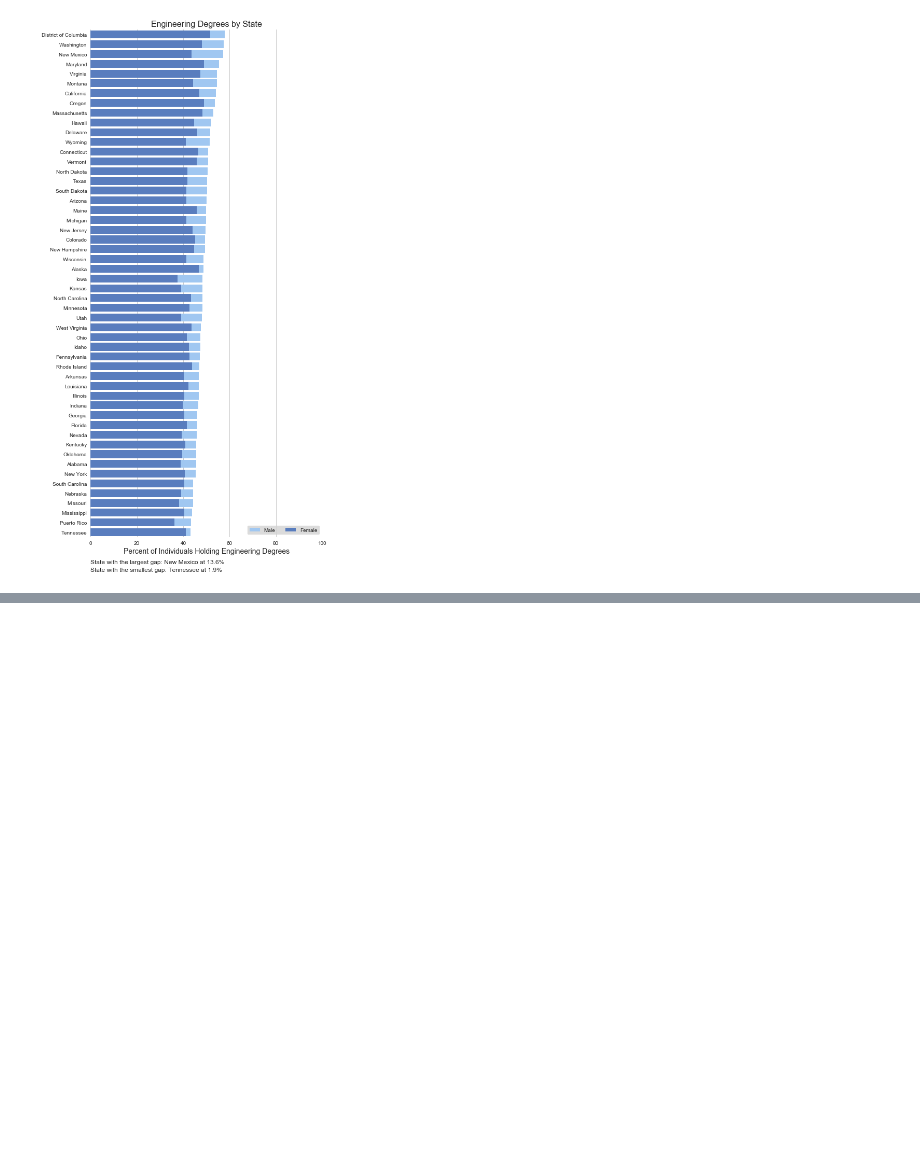
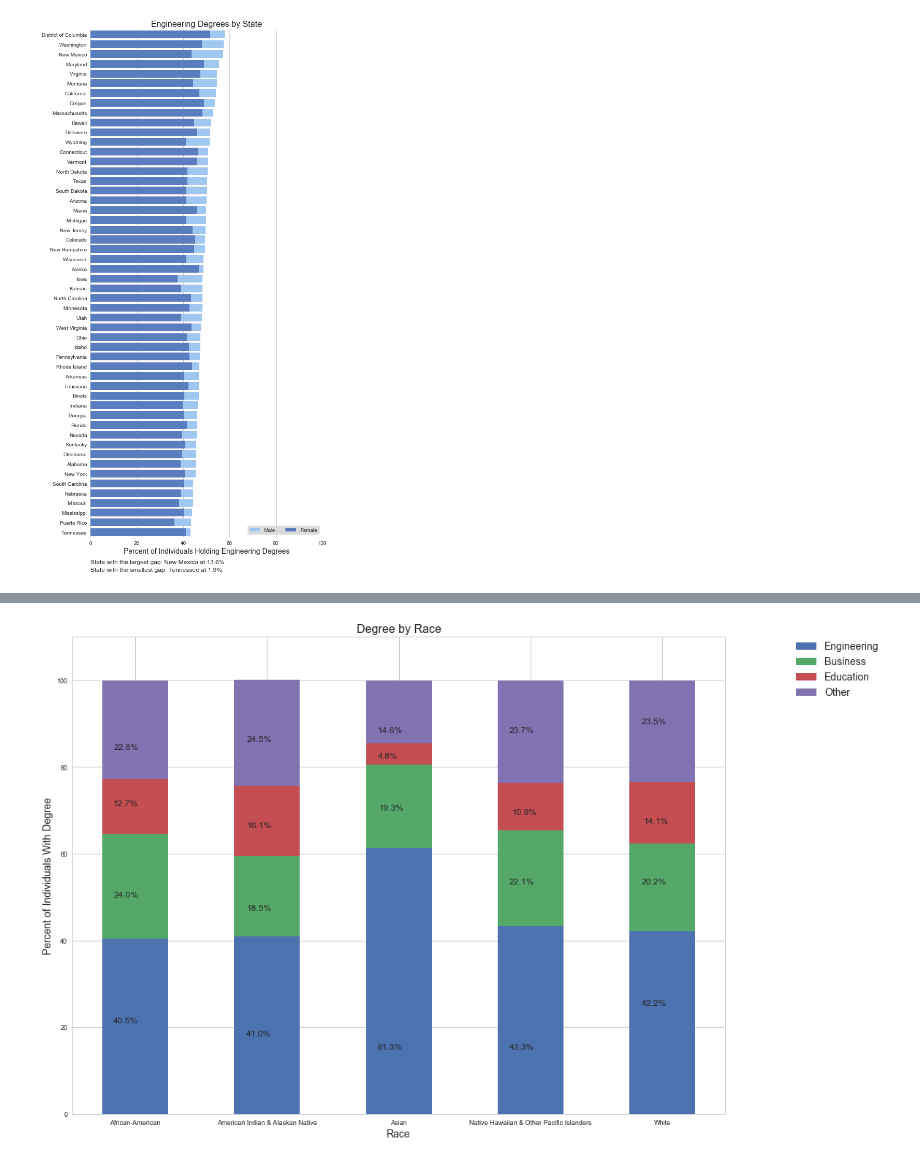
Before and after one commit to spencerrand/Census-Data-Analysis, a Jupyter notebook: Census Merged.ipynb, the cells around one changed output, grey strips where cells are left out. Drawn from its saved outputs; the diff is of its cells as text; code cells hidden in the pictures; blank space fills up the shorter version.

```diff
--- a/Census Merged.ipynb
+++ b/Census Merged.ipynb
@@ -644,0 +702,11 @@ plt.show()
+# %%
+# Format columns and reindex on name
+combined_df["Total"] = combined_df["Total"].map("{:,.2f}".format)
+combined_df["Eng"] = combined_df["Eng"].map("{:,.2f}".format)
+combined_df["Other Eng"] = combined_df["Other Eng"].map("{:,.2f}".format)
+combined_df["Bus"] = combined_df["Bus"].map("{:,.2f}".format)
+combined_df["Ed"] = combined_df["Ed"].map("{:,.2f}".format)
+combined_df["Other"] = combined_df["Other"].map("{:,.2f}".format)
+combined_df["Total Eng"] = combined_df["Total Eng"].map("{:,.2f}".format)
+combined_df.set_index("Race", inplace=True)
+combined_df
@@ -644,0 +721,59 @@ plt.show()
+# %%
+# Eric's graphs
+# This section print a stacked bar chart for each major by race category
+
+# Clear plots
+plt.clf()
+
+# Set the width of the bars
+width = 0.5
+
+# Create bar plots for each degree
+p1 = plt.bar(combined_df.index, combined_df["% Eng"], width)
+p2 = plt.bar(combined_df.index, combined_df["% Bus"], width, bottom=combined_df["% Eng"])
+p3 = plt.bar(combined_df.index, combined_df["% Ed"], width, bottom=combined_df["% Eng"]+combined_df["% Bus"])
+p4 = plt.bar(combined_df.index, combined_df["% Other"], width, bottom=combined_df["% Eng"]+combined_df["% Bus"]+combined_df["% Ed"])
+
+# Format chart items
+plt.ylim(0, 110)
+plt.ylabel('Percent of Individuals With Degree', fontsize=14)
+plt.xlabel('Race', fontsize=14)
+plt.title('Degree by Race', fontsize=16)
+plt.tick_params(labelsize=9)
+plt.legend(('Engineering', 'Business', 'Education', 'Other'), bbox_to_anchor=(1.25, 1.01), prop={'size': 14})
+
+# Add labels for values
+plt.text(-0.165, 21, f"{combined_df.loc['African-American','% Eng']}%")
+plt.text(-0.165, 50, f"{combined_df.loc['African-American', '% Bus']}%")
+plt.text(-0.165, 71, f"{combined_df.loc['African-American', '% Ed']}%")
+plt.text(-0.165, 84, f"{combined_df.loc['African-American', '% Other']}%")
+
+
+plt.text(0.845, 18, f"{combined_df.loc['American Indian & Alaskan Native', '% Eng']}%")
+plt.text(0.845, 47, f"{combined_df.loc['American Indian & Alaskan Native', '% Bus']}%")
+plt.text(0.845, 66, f"{combined_df.loc['American Indian & Alaskan Native', '% Ed']}%")
+plt.text(0.845, 86, f"{combined_df.loc['American Indian & Alaskan Native', '% Other']}%")
+
+plt.text(1.84, 15, f"{combined_df.loc['Asian', '% Eng']}%")
+plt.text(1.85, 70, f"{combined_df.loc['Asian', '% Bus']}%")
+plt.text(1.84, 82, f"{combined_df.loc['Asian', '% Ed']}%")
+plt.text(1.84, 88, f"{combined_df.loc['Asian', '% Other']}%")
+
+plt.text(2.84, 15, f"{combined_df.loc['Native Hawaiian & Other Pacific Islanders', '% Eng']}%")
+plt.text(2.84, 53, f"{combined_df.loc['Native Hawaiian & Other Pacific Islanders', '% Bus']}%")
+plt.text(2.86, 69, f"{combined_df.loc['Native Hawaiian & Other Pacific Islanders', '% Ed']}%")
+plt.text(2.84, 88, f"{combined_df.loc['Native Hawaiian & Other Pacific Islanders', '% Other']}%")
+
+plt.text(3.84, 25, f"{combined_df.loc['White', '% Eng']}%")
+plt.text(3.84, 53, f"{combined_df.loc['White', '% Bus']}%")
+plt.text(3.86, 67, f"{combined_df.loc['White', '% Ed']}%")
+plt.text(3.84, 90, f"{combined_df.loc['White', '% Other']}%")
+
+
+# Save the figure
+plt.savefig("DegreeBreakdownbyRace.png")
+
+# Display chart
+plt.show()
+# %% [output]
+[figure, added]
```
Also changed, not shown: parts of 10 cells of this notebook.
